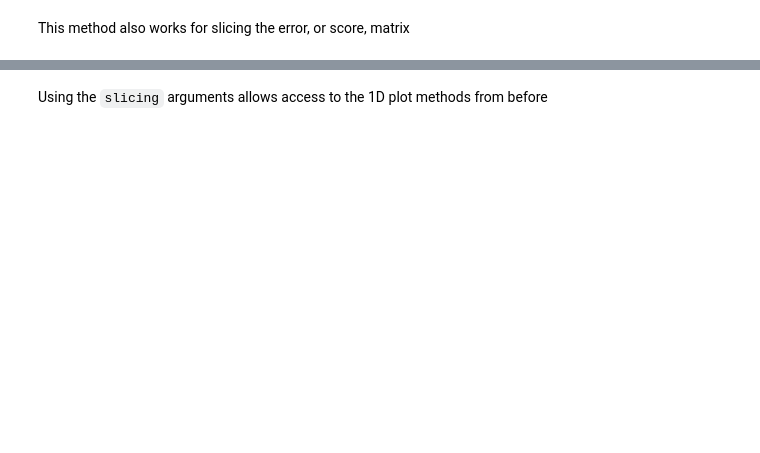
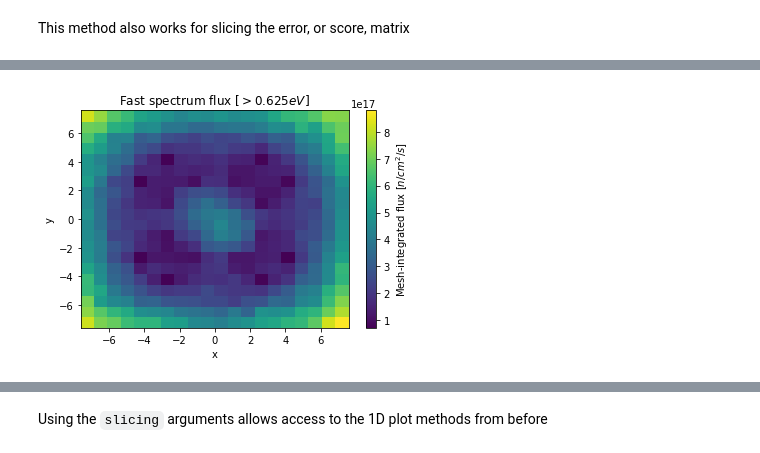
Before and after one commit to CORE-GATECH-GROUP/serpent-tools, a Jupyter notebook: examples/Detector.ipynb, the cells around one changed output, grey strips where cells are left out. Saved outputs shown, nothing was run; the diff lists cells and outputs as text; code cells hidden in the pictures; blank space fills up the shorter version.

```diff
--- a/examples/Detector.ipynb
+++ b/examples/Detector.ipynb
@@ -248,0 +224,6 @@ spectrum.meshPlot('e', 'reaction', what='errors',
+# %%
+ax = xy.meshPlot('x', 'y', fixed={'energy': 0},
+                 cbarLabel='Mesh-integrated flux $[n/cm^2/s]$');
+ax.set_title("Fast spectrum flux $[>0.625 eV]$");
+# %% [output]
+[figure, added]
```
Also changed, not shown: parts of 50 cells of this notebook, 30 other files.
